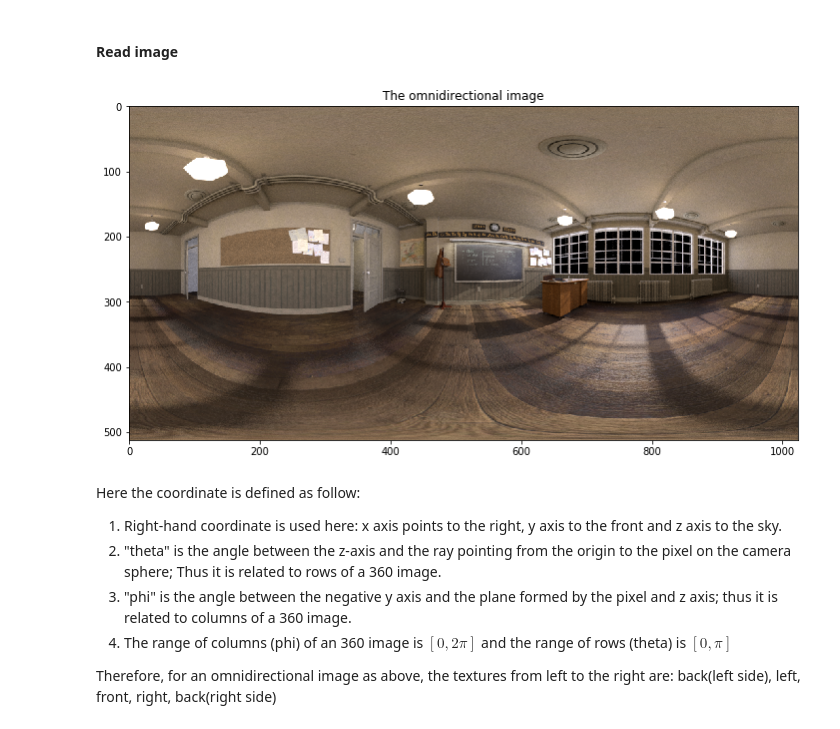
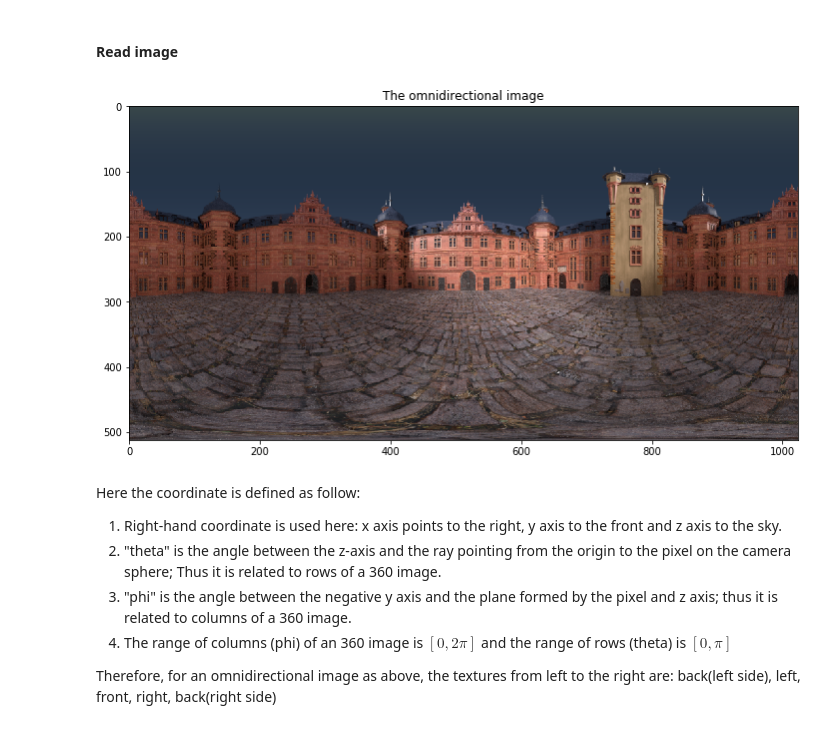
Before and after one commit to GentleDell/Omni-stereo-dense-reconstruction, a Jupyter notebook: cube_script/Tutorials.ipynb, the cells around one changed output. Drawn from its saved outputs; the diff is of its cells as text; code cells hidden in the pictures.

```diff
--- a/cube_script/Tutorials.ipynb
+++ b/cube_script/Tutorials.ipynb
@@ -46,21 +46,21 @@ from cubicmaps import CubicMaps
 #### Read image
 # %%
 # path to the image
-Image_path = '../data_demo/dataset/test_0_0_1_1024_512_0111.png'
+Image_path = '../data_demo/dataset/test_0_0_1_1024_5120000.png'
 
 # the pose of the camera corresponding to the image
 camera_pose = [np.eye(3), np.array([0, 0, 1])]
 
 # read the image and make it in RGB order
 Omni_img = np.flip(cv2.imread(Image_path), axis=2)
 Omni_img = Omni_img/np.max(Omni_img)
 
 # show the loaded image
 plt.figure(figsize=[12,8])
 plt.imshow(Omni_img)
 plt.title('The omnidirectional image');
 # %% [output]
-[figure, old version]
+[figure, new version]
 # %% [markdown]
 Here the coordinate is defined as follow:
 1. Right-hand coordinate is used here: x axis points to the right, y axis to the front and z axis to the sky.
```
Also changed, not shown: parts of 3 cells of this notebook, 6 other files.
